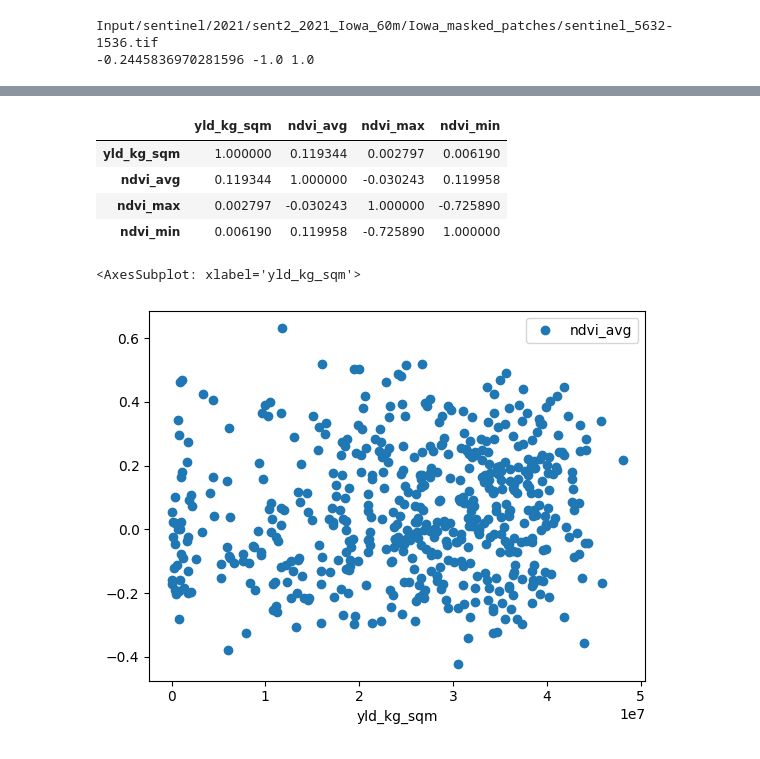
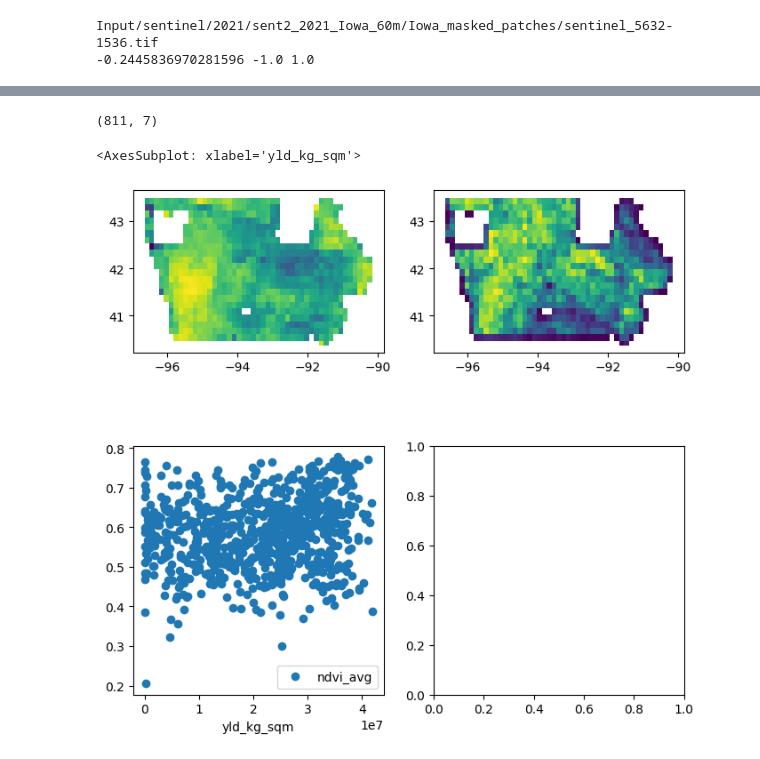
Before and after one commit to Arun-1997/Msc_Thesis, a Jupyter notebook: ndvi_corr.ipynb, the cells around one changed output, grey strips where cells are left out. Saved outputs shown, nothing was run; the diff lists cells and outputs as text; code cells hidden in the pictures.

```diff
--- a/ndvi_corr.ipynb
+++ b/ndvi_corr.ipynb
@@ -72,15 +74,13 @@ target.plot(column="yld_kg_sqm")
-# %%
-target.corr()
-# %% [output]
-|  | yld_kg_sqm | ndvi_avg | ndvi_max | ndvi_min |
-| yld_kg_sqm | 1.000000 | 0.119344 | 0.002797 | 0.006190 |
-| ndvi_avg | 0.119344 | 1.000000 | -0.030243 | 0.119958 |
-| ndvi_max | 0.002797 | -0.030243 | 1.000000 | -0.725890 |
-| ndvi_min | 0.006190 | 0.119958 | -0.725890 | 1.000000 |
-# %%
-
-target_df = pd.DataFrame(target)
-target_df.plot(x='yld_kg_sqm', y='ndvi_avg', style='o')
-# %% [output]
-<AxesSubplot: xlabel='yld_kg_sqm'>
-[figure, removed]
+# %%
+target = gpd.read_file("Input/Target/Iowa2017.shp")
+print(target.shape)
+fig,ax = plt.subplots(2,2,figsize=(8,8))
+# target.hist(ax=ax[0,0],bins=30)
+target.plot(column="ndvi_avg",ax=ax[0,0])
+target.plot(column="yld_kg_sqm",ax=ax[0,1])
+target_df = pd.DataFrame(target)
+target_df.plot(x='yld_kg_sqm', y='ndvi_avg',ax=ax[1,0], style='o')
+# %% [output]
+(811, 7)
+<AxesSubplot: xlabel='yld_kg_sqm'>
+[figure, added]
```
Also changed, not shown: parts of 16 cells of this notebook, 1 other file.
